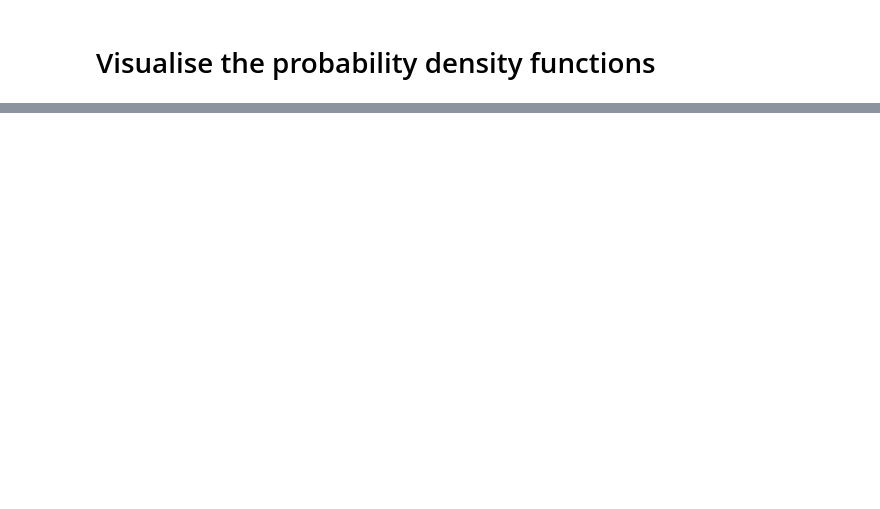
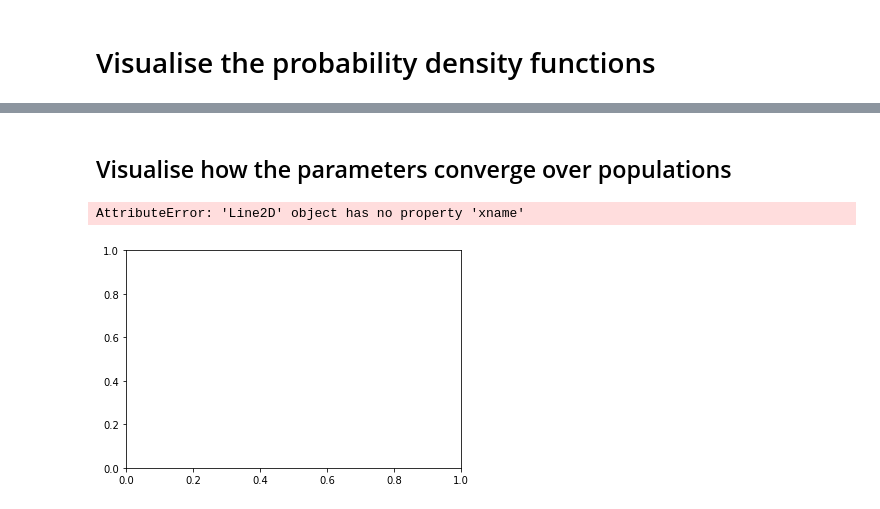
Before and after one commit to MarcoFelipeKing/Zoono, a Jupyter notebook: Code/vanilla_pyABC.ipynb, the cells around one changed output, grey strips where cells are left out. Saved outputs shown, nothing was run; the diff lists cells and outputs as text; code cells hidden in the pictures; blank space fills up the shorter version.

```diff
--- a/Code/vanilla_pyABC.ipynb
+++ b/Code/vanilla_pyABC.ipynb
@@ -167,0 +148,21 @@ df.describe()
+# %% [markdown]
+## Visualise how the parameters converge over populations
+# %%
+fig, ax = plt.subplots()
+for t in range(history.max_t + 1):
+    df, w = history.get_distribution(m=0, t=t)
+    pyabc.visualization.plot_kde_1d(
+        df,
+        w,
+        xmin=0,
+        xmax=40,
+        x="r",
+        xname=r"$r$",
+        ax=ax,
+        label=f"PDF t={t}",
+    )
+ax.axvline(20, color="k", linestyle="dashed")
+ax.legend();
+# %% [output]
+AttributeError: 'Line2D' object has no property 'xname'
+[figure, added]
```
Also changed, not shown: parts of 21 cells of this notebook.
